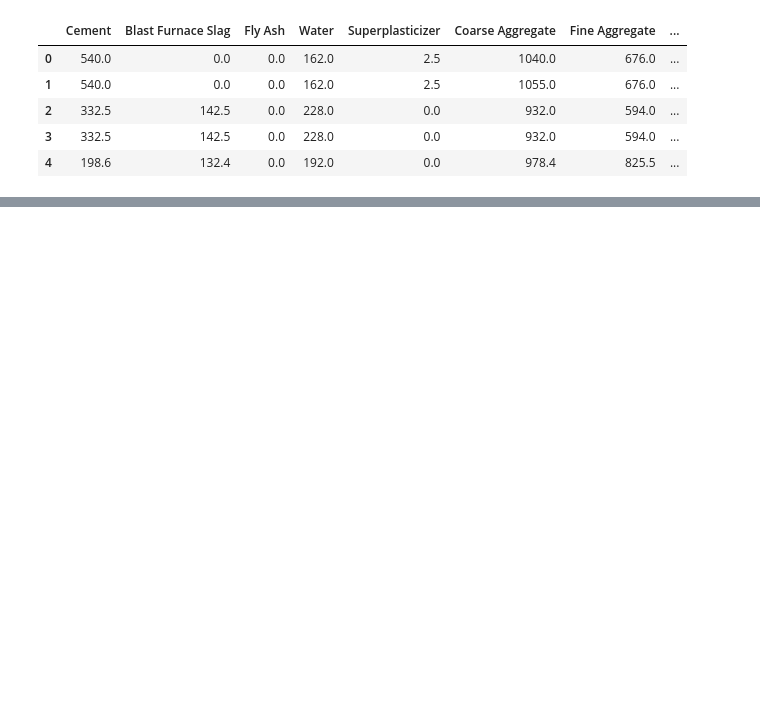
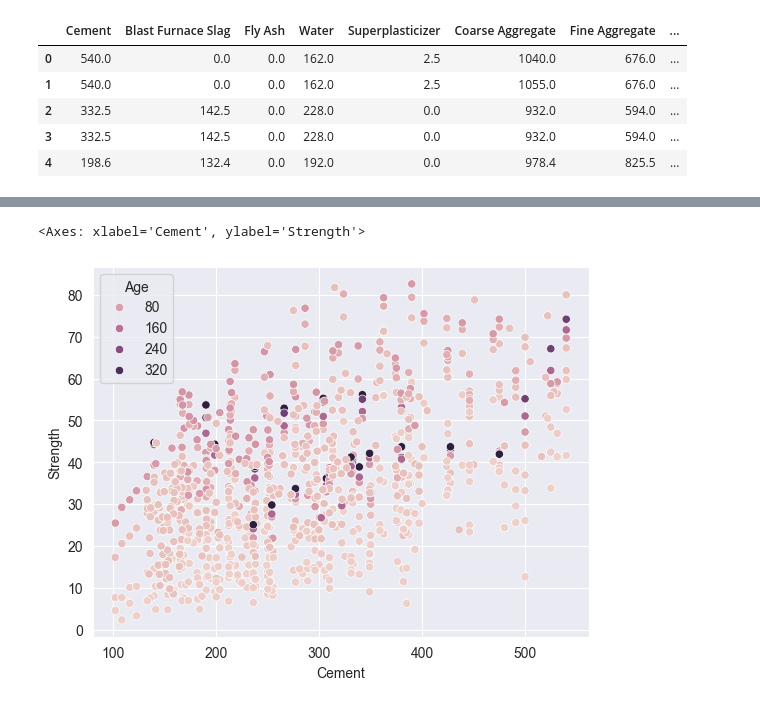
Before and after one commit to cveysel/KursDerslerim, a Jupyter notebook: MakineOgrenmesi/GradientBoostingRegressor.ipynb, the cells around one changed output, grey strips where cells are left out. Saved outputs shown, nothing was run; the diff lists cells and outputs as text; code cells hidden in the pictures; blank space fills up the shorter version.

```diff
--- a/MakineOgrenmesi/GradientBoostingRegressor.ipynb
+++ b/MakineOgrenmesi/GradientBoostingRegressor.ipynb
@@ -18,0 +74,5 @@ df.head()
+# %%
+sns.scatterplot(data=df, x="Cement", y="Strength", hue="Age")
+# %% [output]
+<Axes: xlabel='Cement', ylabel='Strength'>
+[figure, added]
```
Also changed, not shown: parts of 25 cells of this notebook.
